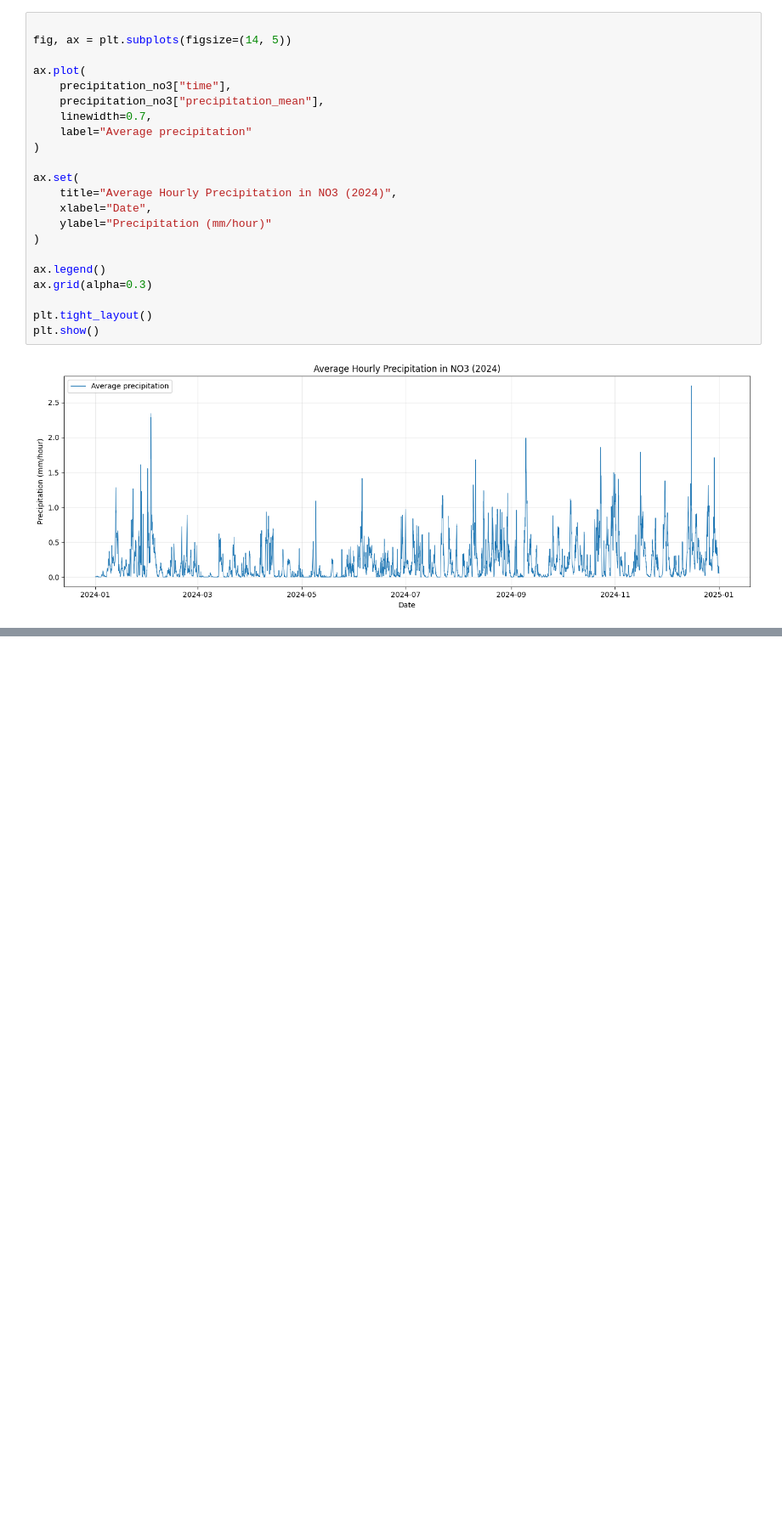
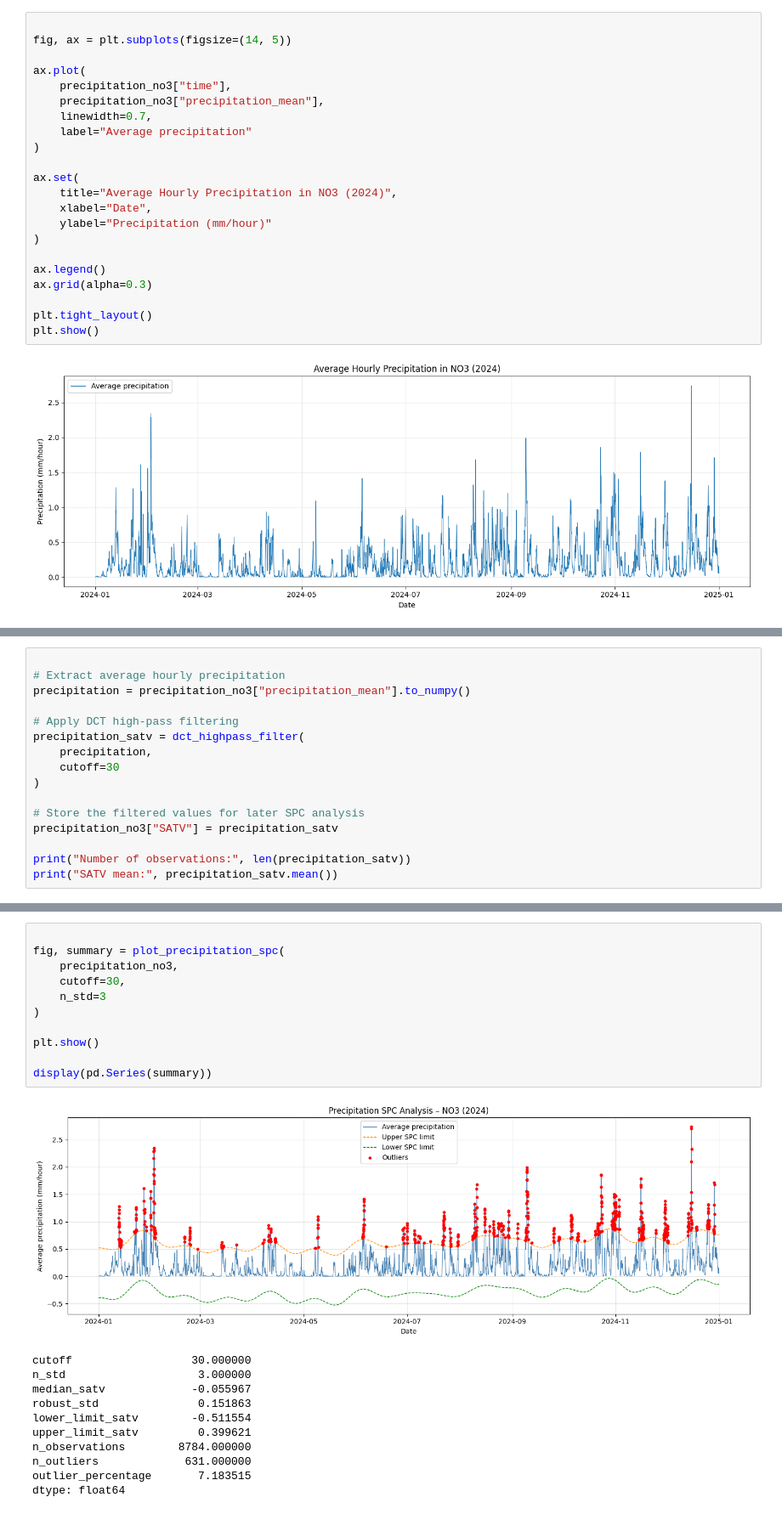
Before and after one commit to phkhle/IND320, a Jupyter notebook: jupyter_notebooks/assignment3.ipynb, the cells around one changed output, grey strips where cells are left out. Shown at 85% size. Cells and saved outputs as stored; diff of their text form; blank space fills up the shorter version.

```diff
--- a/jupyter_notebooks/assignment3.ipynb
+++ b/jupyter_notebooks/assignment3.ipynb
@@ -612,0 +578,16 @@ weather_rm
+# %%
+
+# Extract average hourly precipitation
+precipitation = precipitation_no3["precipitation_mean"].to_numpy()
+
+# Apply DCT high-pass filtering
+precipitation_satv = dct_highpass_filter(
+    precipitation,
+    cutoff=30
+)
+
+# Store the filtered values for later SPC analysis
+precipitation_no3["SATV"] = precipitation_satv
+
+print("Number of observations:", len(precipitation_satv))
+print("SATV mean:", precipitation_satv.mean())
@@ -612,0 +705,23 @@ weather_rm
+# %%
+
+fig, summary = plot_precipitation_spc(
+    precipitation_no3,
+    cutoff=30,
+    n_std=3
+)
+
+plt.show()
+
+display(pd.Series(summary))
+# %% [output]
+[figure, added]
+cutoff                  30.000000
+n_std                    3.000000
+median_satv             -0.055967
+robust_std               0.151863
+lower_limit_satv        -0.511554
+upper_limit_satv         0.399621
+n_observations        8784.000000
+n_outliers             631.000000
+outlier_percentage       7.183515
+dtype: float64
```
Also changed, not shown: parts of 24 cells of this notebook.
